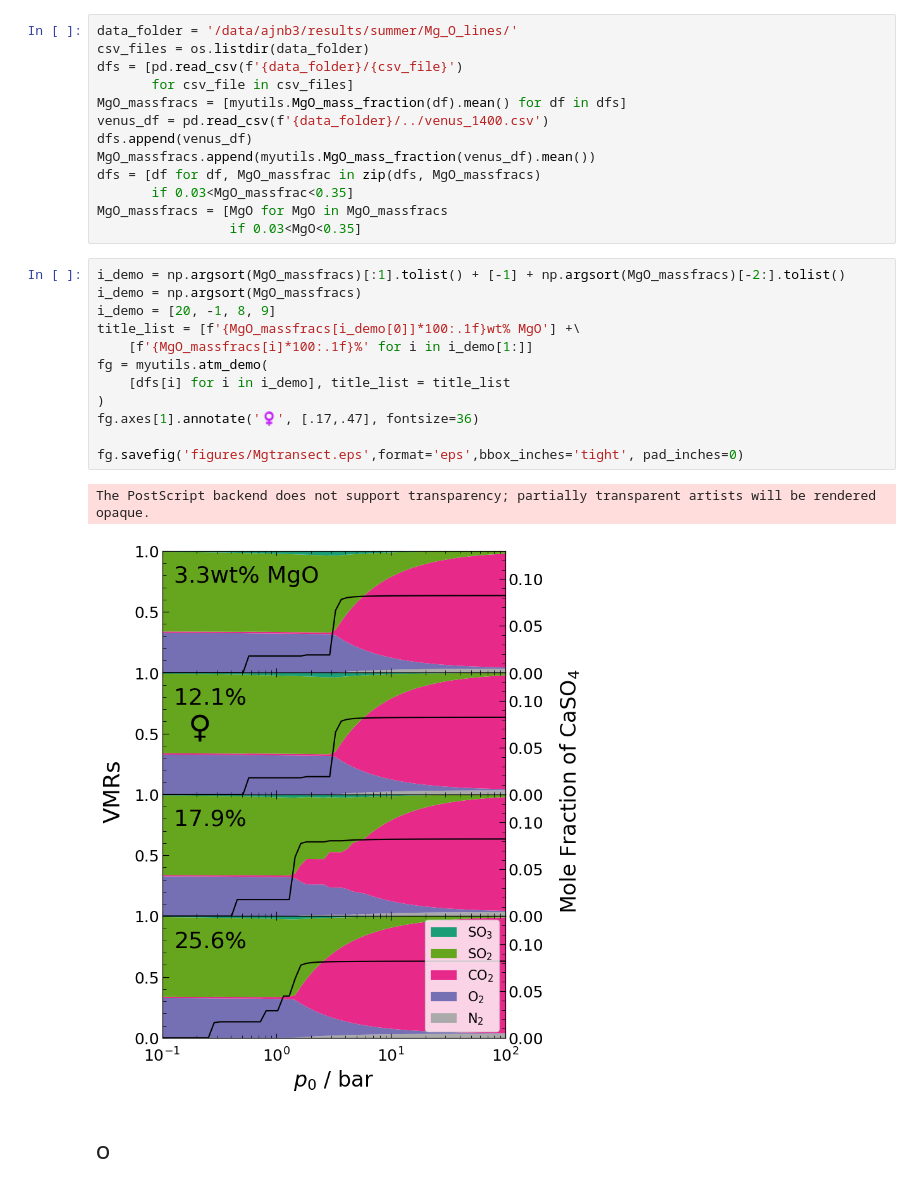
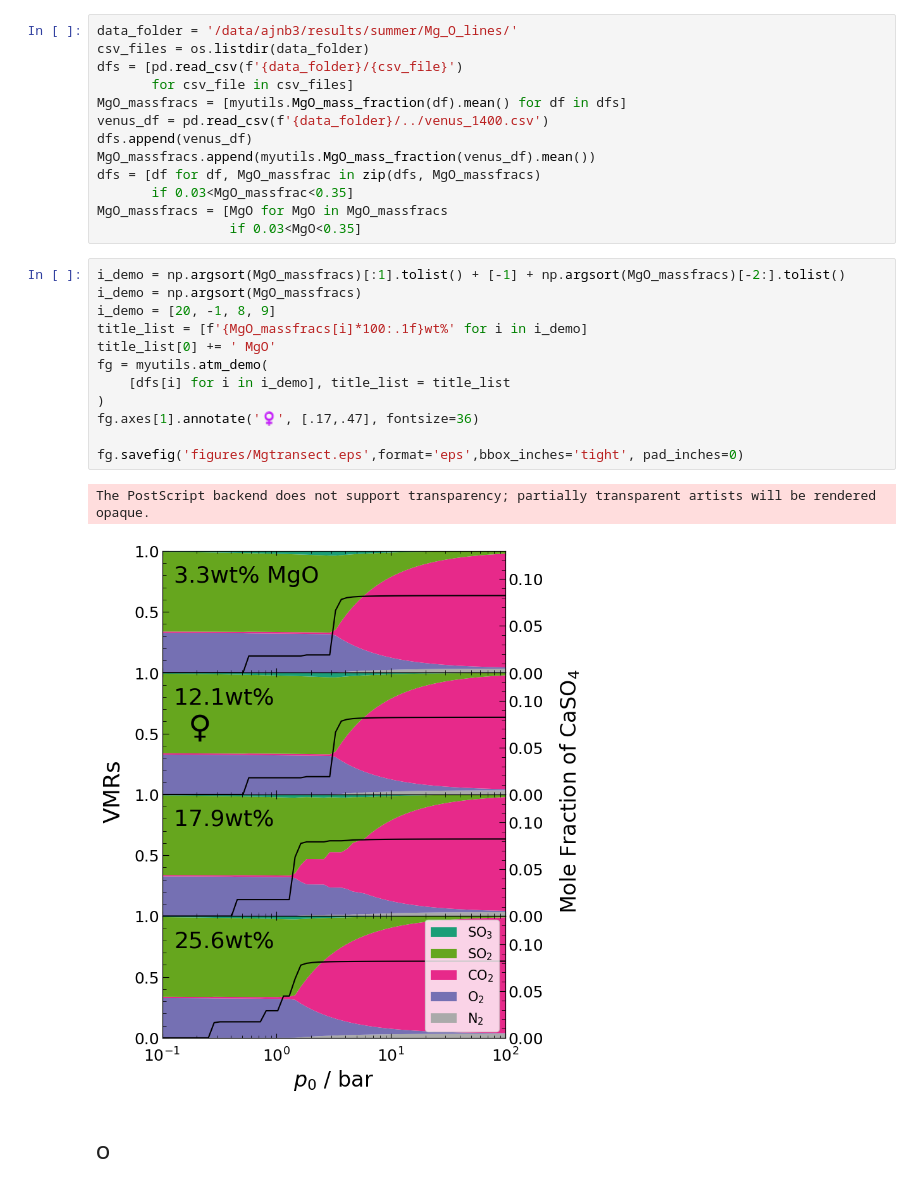
Before and after one commit to xbyrne/sai, a Jupyter notebook: _figures_for_paper.ipynb, the cells around one changed output. Cells and saved outputs as stored; diff of their text form.

```diff
--- a/_figures_for_paper.ipynb
+++ b/_figures_for_paper.ipynb
@@ -332,18 +332,18 @@ MgO_massfracs = [MgO for MgO in MgO_massfracs
 # %%
 i_demo = np.argsort(MgO_massfracs)[:1].tolist() + [-1] + np.argsort(MgO_massfracs)[-2:].tolist()
 i_demo = np.argsort(MgO_massfracs)
 i_demo = [20, -1, 8, 9]
-title_list = [f'{MgO_massfracs[i_demo[0]]*100:.1f}wt% MgO'] +\
-    [f'{MgO_massfracs[i]*100:.1f}%' for i in i_demo[1:]]
+title_list = [f'{MgO_massfracs[i]*100:.1f}wt%' for i in i_demo]
+title_list[0] += ' MgO'
 fg = myutils.atm_demo(
     [dfs[i] for i in i_demo], title_list = title_list
 )
 fg.axes[1].annotate('♀', [.17,.47], fontsize=36)
 
 fg.savefig('figures/Mgtransect.eps',format='eps',bbox_inches='tight', pad_inches=0)
 # %% [output]
 The PostScript backend does not support transparency; partially transparent artists will be rendered opaque.
-[figure, old version]
+[figure, new version]
 # %% [markdown]
 ### O
 # %%
```
Also changed, not shown: parts of 1 cell of this notebook, 2 other files.
